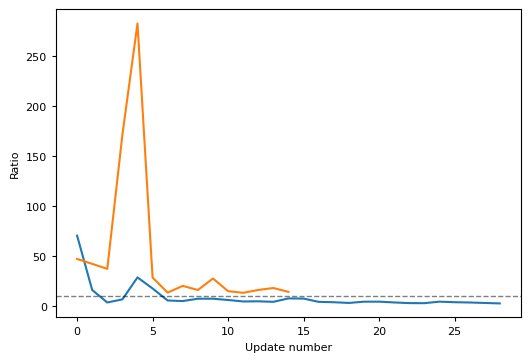
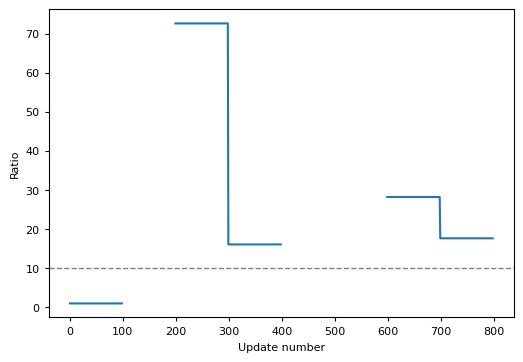
Unified diff of the notebook cell whose output changed from the first chart to the second:
--- before
+++ after
@@ -2,5 +2,5 @@
 
 ax.plot(history_adaptive["ratio"])
-ax.plot(history_standard["ratio"])
+#ax.plot(history_standard["ratio"])
 ax.axhline(y=10.0, color="k", linestyle="--", lw=1, alpha=0.5)
 ax.set_xlabel("Update number")

Commit: Update training process and results logging for dual network